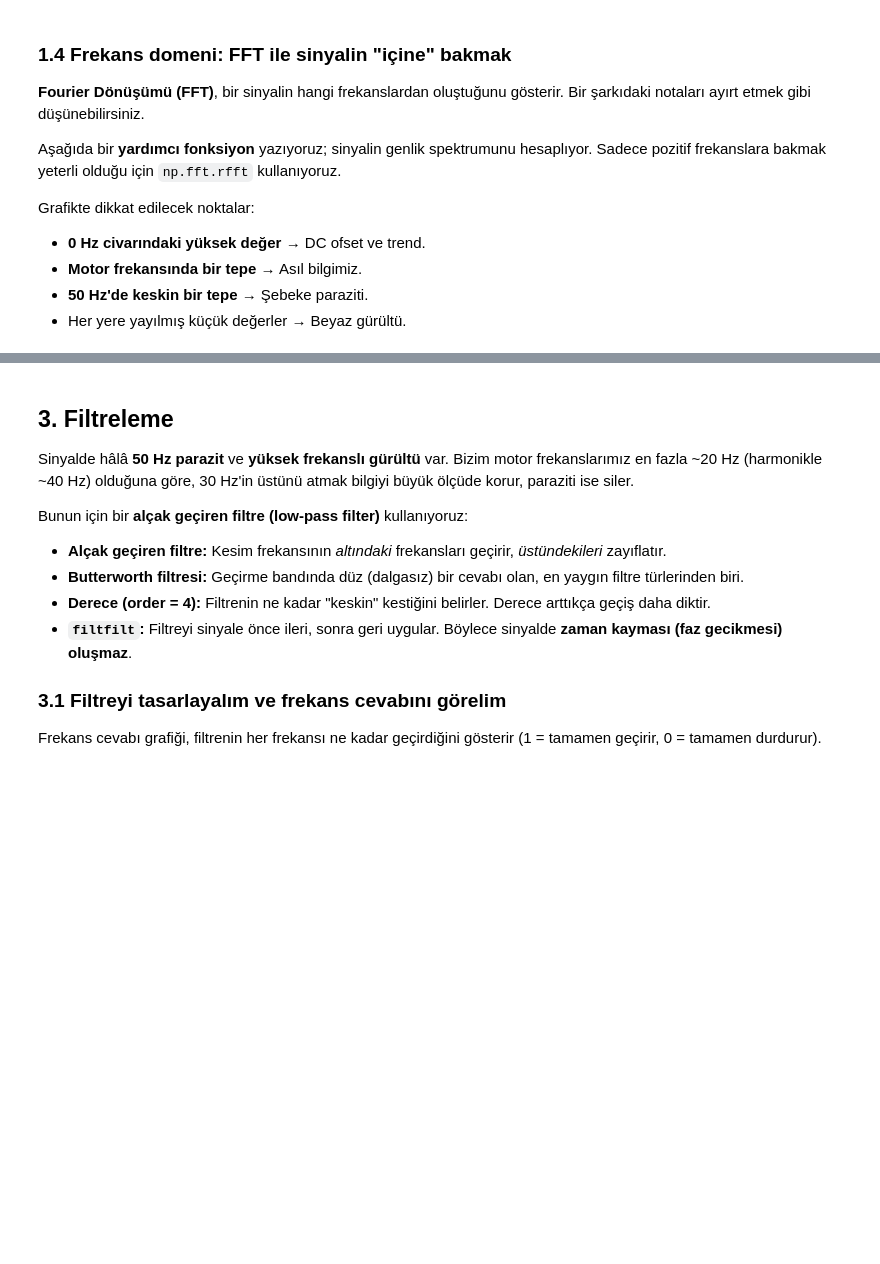
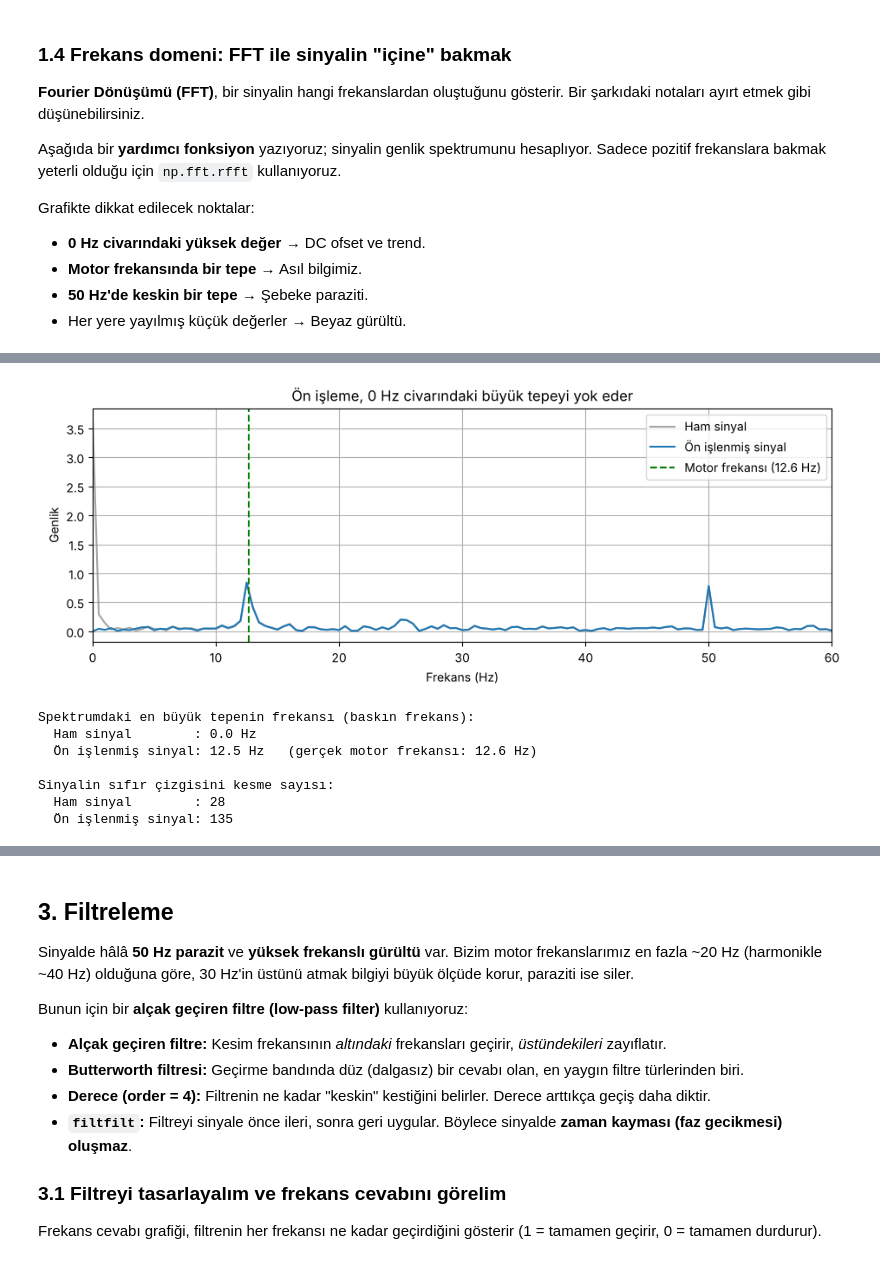
Before and after one commit to Hll-ibrahim/DigitalSignalProcessing_Application, a Jupyter notebook: DSP_Sinyal_Siniflandirma.ipynb, the cells around one changed output, grey strips where cells are left out. Saved outputs shown, nothing was run; the diff lists cells and outputs as text; code cells hidden in the pictures; blank space fills up the shorter version.

```diff
--- a/DSP_Sinyal_Siniflandirma.ipynb
+++ b/DSP_Sinyal_Siniflandirma.ipynb
@@ -195,0 +284,36 @@ Ham sinyalin ortalaması        : 1.833
+# %%
+# --- Kanıt 1: Spektrum karşılaştırması ---
+f_ham, g_ham = spektrum_hesapla(ornek_sinyal, fs)
+f_on, g_on = spektrum_hesapla(on_islenmis, fs)
+
+plt.plot(f_ham, g_ham, color="tab:gray", alpha=0.7, label="Ham sinyal")
+plt.plot(f_on, g_on, color="tab:blue", label="Ön işlenmiş sinyal")
+plt.axvline(ornek_f, color="green", linestyle="--", label=f"Motor frekansı ({ornek_f:.1f} Hz)")
+plt.xlim(0, 60)
+plt.title("Ön işleme, 0 Hz civarındaki büyük tepeyi yok eder")
+plt.xlabel("Frekans (Hz)")
+plt.ylabel("Genlik")
+plt.legend()
+plt.show()
+
+print("Spektrumdaki en büyük tepenin frekansı (baskın frekans):")
+print(f"  Ham sinyal        : {f_ham[np.argmax(g_ham)]:.1f} Hz")
+print(f"  Ön işlenmiş sinyal: {f_on[np.argmax(g_on)]:.1f} Hz   (gerçek motor frekansı: {ornek_f:.1f} Hz)")
+
+# --- Kanıt 2: Sıfır geçiş sayısı karşılaştırması ---
+def sifir_gecis_say(x):
+    # Sinyalin işaretinin (+/-) kaç kez değiştiğini sayar.
+    return np.sum(np.diff(np.sign(x)) != 0)
+
+print("\nSinyalin sıfır çizgisini kesme sayısı:")
+print(f"  Ham sinyal        : {sifir_gecis_say(ornek_sinyal)}")
+print(f"  Ön işlenmiş sinyal: {sifir_gecis_say(on_islenmis)}")
+# %% [output]
+[figure, added]
+Spektrumdaki en büyük tepenin frekansı (baskın frekans):
+  Ham sinyal        : 0.0 Hz
+  Ön işlenmiş sinyal: 12.5 Hz   (gerçek motor frekansı: 12.6 Hz)
+
+Sinyalin sıfır çizgisini kesme sayısı:
+  Ham sinyal        : 28
+  Ön işlenmiş sinyal: 135
```
Also changed, not shown: parts of 30 cells of this notebook.
